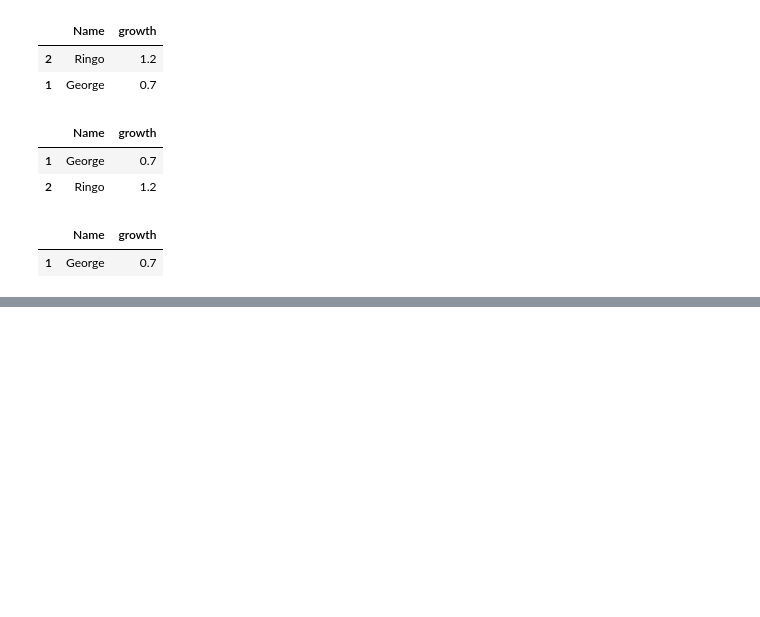
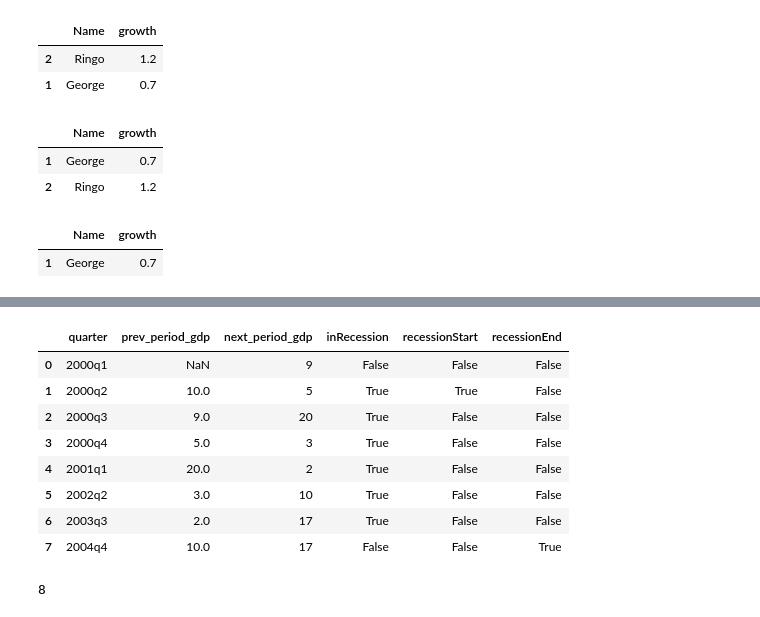
Before and after one commit to rupendrab/pyutil, a Jupyter notebook: pandas/Pandas_02.ipynb, the cells around one changed output, grey strips where cells are left out. Cells and saved outputs as stored; diff of their text form; code cells hidden in the pictures; blank space fills up the shorter version.

```diff
--- a/pandas/Pandas_02.ipynb
+++ b/pandas/Pandas_02.ipynb
@@ -395,0 +433,54 @@ df[1:2]
+# %%
+def prevQuarter(x):
+    if (x > 0):
+      return gdp.iloc[x-1].quarter
+
+
+# gdp.pop('prevquarter')
+# gdp.current.apply(prevQuarter)
+
+def calculate_recession(gdp):
+    inRecession = False
+    prev_gdp = None
+    prev_prev_gdp = None
+    count = len(gdp)
+    for q in gdp.iterrows():
+        recessionStart = False
+        recessionEnd = False
+        curr_gdp = q[1].gdp
+        if (q[0] < count - 1):
+            next_gdp = gdp.iloc[q[0] + 1].gdp
+        if (not inRecession and (curr_gdp < prev_gdp) and (next_gdp < curr_gdp)):
+            inRecession = True
+            recessionStart = True
+        elif (inRecession and (curr_gdp > prev_gdp) and (prev_gdp > prev_prev_gdp)):
+            inRecession = False
+            recessionEnd = True
+        yield {'quarter': q[1].quarter,
+               'prev_period_gdp': prev_gdp,
+               'gdp': curr_gdp,
+               'next_period_gdp': next_gdp,
+               'inRecession': inRecession,
+               'recessionStart': recessionStart,
+               'recessionEnd': recessionEnd}
+        prev_prev_gdp = prev_gdp
+        prev_gdp = curr_gdp
+
+def recession_df(gdp):
+    return pd.DataFrame(calculate_recession(gdp), columns=['quarter', 'prev_period_gdp', 'next_period_gdp',
+                                               'inRecession', 'recessionStart', 'recessionEnd'])
+recession_df(gdp)
+# %% [output]
+|  | quarter | prev_period_gdp | next_period_gdp | inRecession | recessionStart | recessionEnd |
+| 0 | 2000q1 | NaN | 9 | False | False | False |
+| 1 | 2000q2 | 10.0 | 5 | True | True | False |
+| 2 | 2000q3 | 9.0 | 20 | True | False | False |
+| 3 | 2000q4 | 5.0 | 3 | True | False | False |
+| 4 | 2001q1 | 20.0 | 2 | True | False | False |
+| 5 | 2002q2 | 3.0 | 10 | True | False | False |
+| 6 | 2003q3 | 2.0 | 17 | True | False | False |
+| 7 | 2004q4 | 10.0 | 17 | False | False | True |
+# %%
+len(gdp)
+# %% [output]
+8
```
Also changed, not shown: parts of 5 cells of this notebook.
